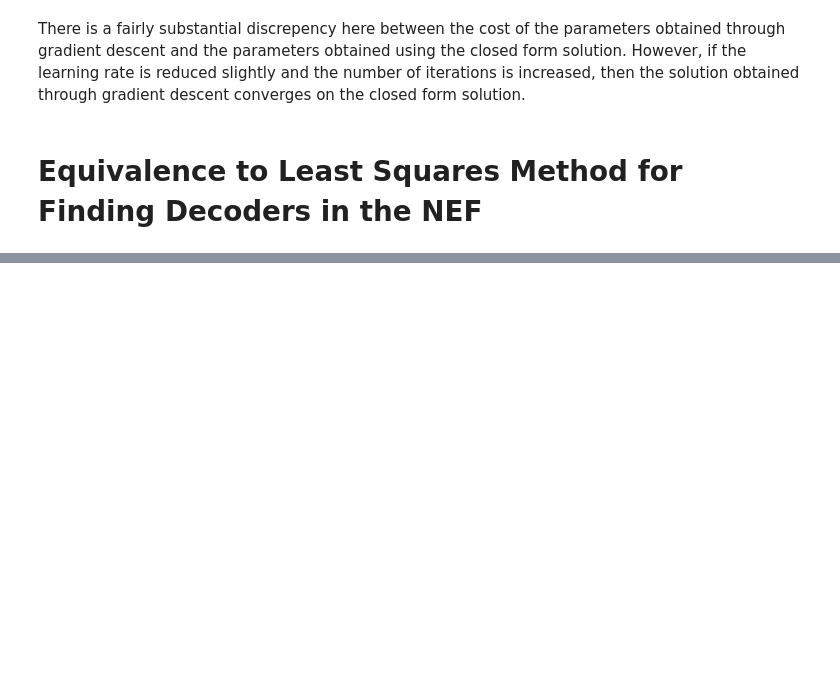
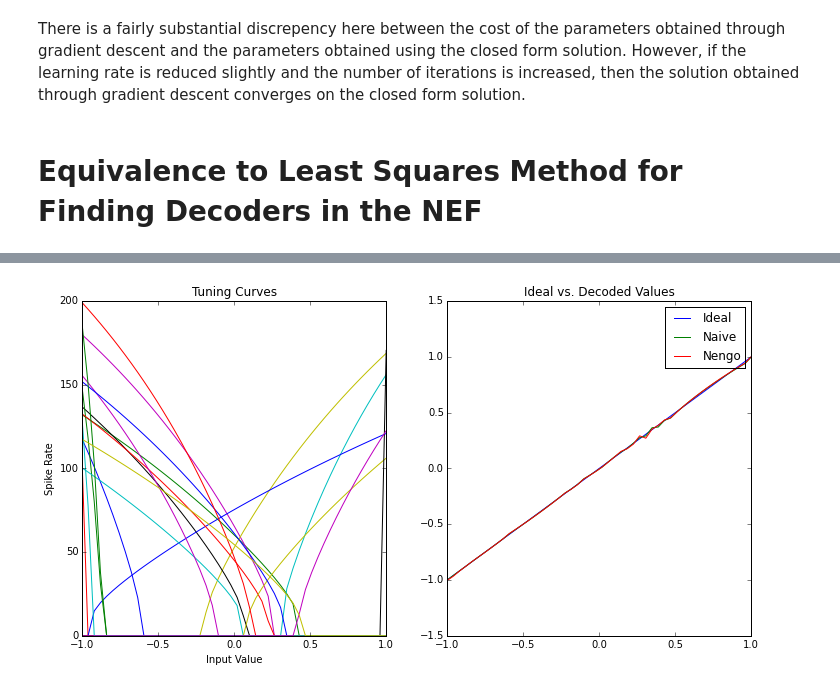
Before and after one commit to pblouw/stat-946, a Jupyter notebook: LinearRegression.ipynb, the cells around one changed output, grey strips where cells are left out. Drawn from its saved outputs; the diff is of its cells as text; code cells hidden in the pictures; blank space fills up the shorter version.

Commit message:
Added polynomial regression and decoder solving examples

```diff
--- a/LinearRegression.ipynb
+++ b/LinearRegression.ipynb
@@ -150,0 +152,37 @@ When neural models are generated using the Neural Engineering Framework (NEF), a
+# %%
+import nengo
+from nengo.dists import Uniform
+from nengo.utils.ensemble import tuning_curves
+
+# Nengo overhead for getting a matrix of neural activities and the ideal decoders
+with nengo.Network() as model:
+    ens = nengo.Ensemble(n_neurons=20, dimensions=1, max_rates=Uniform(100,200), neuron_type=nengo.neurons.LIFRate())
+    conn = nengo.Connection(ens, ens, solver=nengo.solvers.LstsqL2(reg=0))
+sim = nengo.Simulator(model)
+eval_points, activities = tuning_curves(ens, sim)
+
+# Solve decoders from neural activities and eval points using normal equation
+naive_decoders = np.dot(np.linalg.inv(np.dot(activities.T, activities)), np.dot(activities.T, eval_points))
+nengo_decoders = sim.data[conn].weights
+
+# Get estimates of eval points using decoders
+naive_ests = np.dot(activities, naive_decoders)
+nengo_ests = np.dot(activities, nengo_decoders.T)
+
+# Plot the tuning curves and comparison
+fig = plt.figure(figsize=(12,6))
+pt = fig.add_subplot(1,2,1)
+pt.plot(eval_points, activities)
+pt.set_title('Tuning Curves')
+pt.set_xlabel('Input Value')
+pt.set_ylabel('Spike Rate')
+
+pe = fig.add_subplot(1,2,2)
+pe.plot(eval_points, eval_points)
+pe.plot(eval_points, naive_ests)
+pe.plot(eval_points, nengo_ests)
+pe.set_title('Ideal vs. Decoded Values')
+pe.legend(['Ideal','Naive','Nengo'])
+plt.show()
+# %% [output]
+[figure, added]
```
Also changed, not shown: parts of 8 cells of this notebook.
